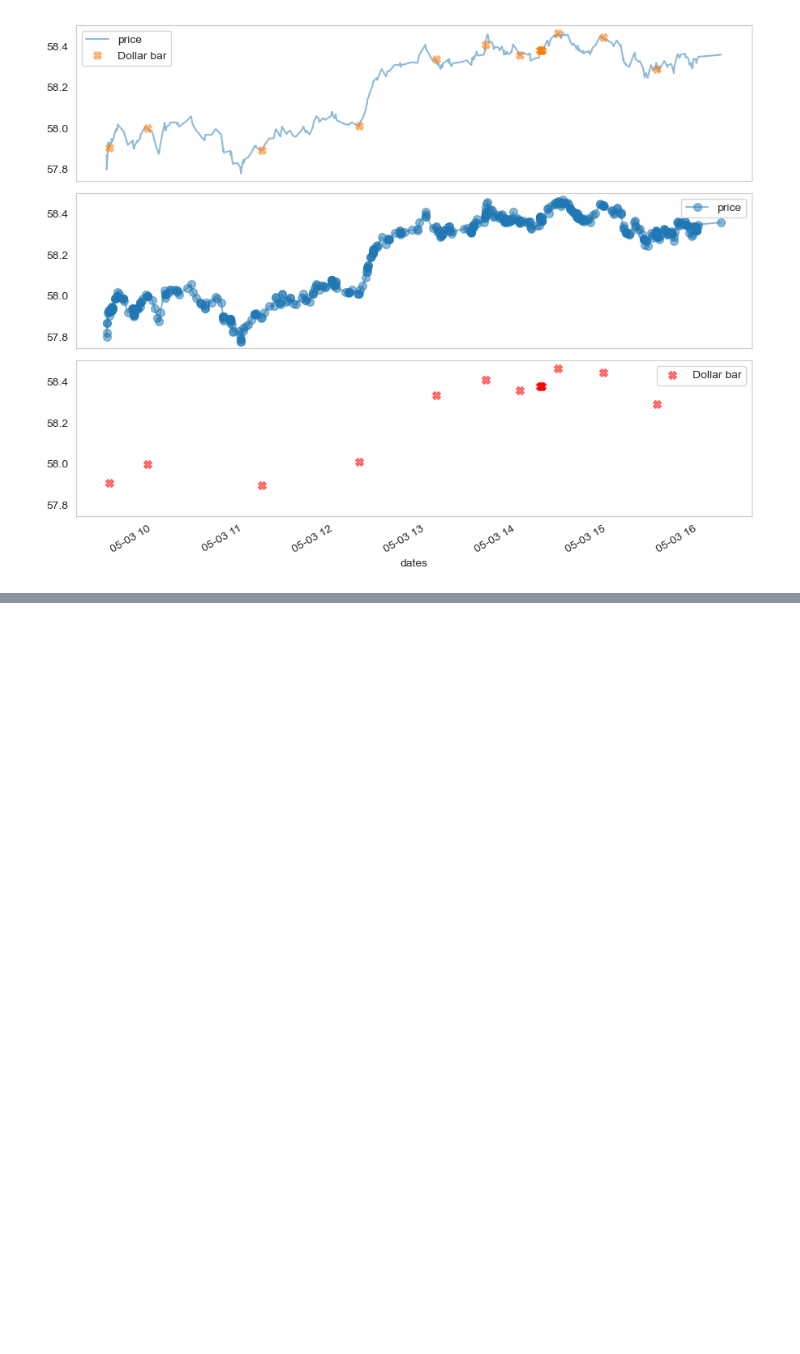
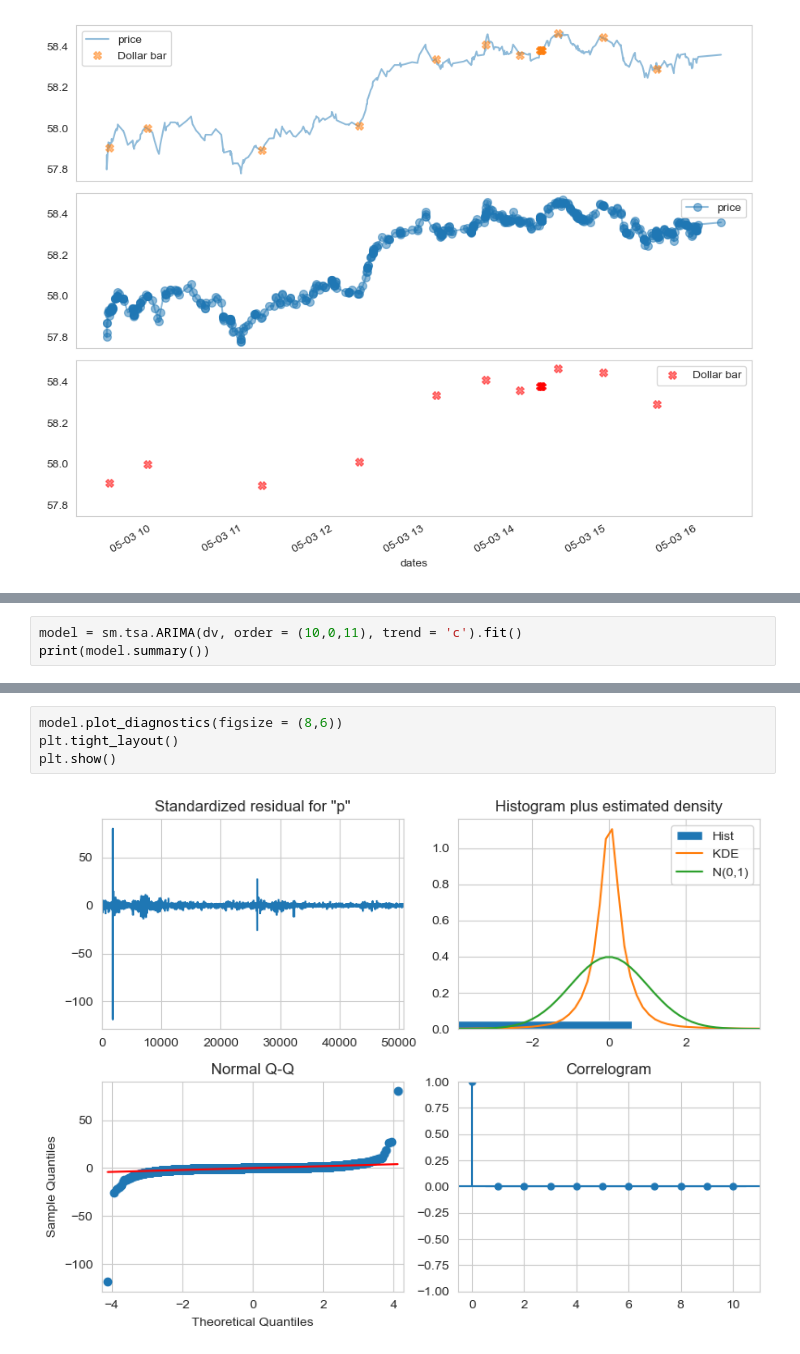
Before and after one commit to Tommylee1013/QUANTIFI, a Jupyter notebook: Week 10/Advanced Time Series.ipynb, the cells around one changed output, grey strips where cells are left out. Drawn from its saved outputs; the diff is of its cells as text; blank space fills up the shorter version.

```diff
--- a/Week 10/Advanced Time Series.ipynb
+++ b/Week 10/Advanced Time Series.ipynb
@@ -474,0 +600,3 @@ plt.legend()
+# %%
+model = sm.tsa.ARIMA(dv, order = (10,0,11), trend = 'c').fit()
+print(model.summary())
@@ -474,0 +621,6 @@ plt.legend()
+# %%
+model.plot_diagnostics(figsize = (8,6))
+plt.tight_layout()
+plt.show()
+# %% [output]
+[figure, added]
```
Also changed, not shown: parts of 25 cells of this notebook, 1 other file.
